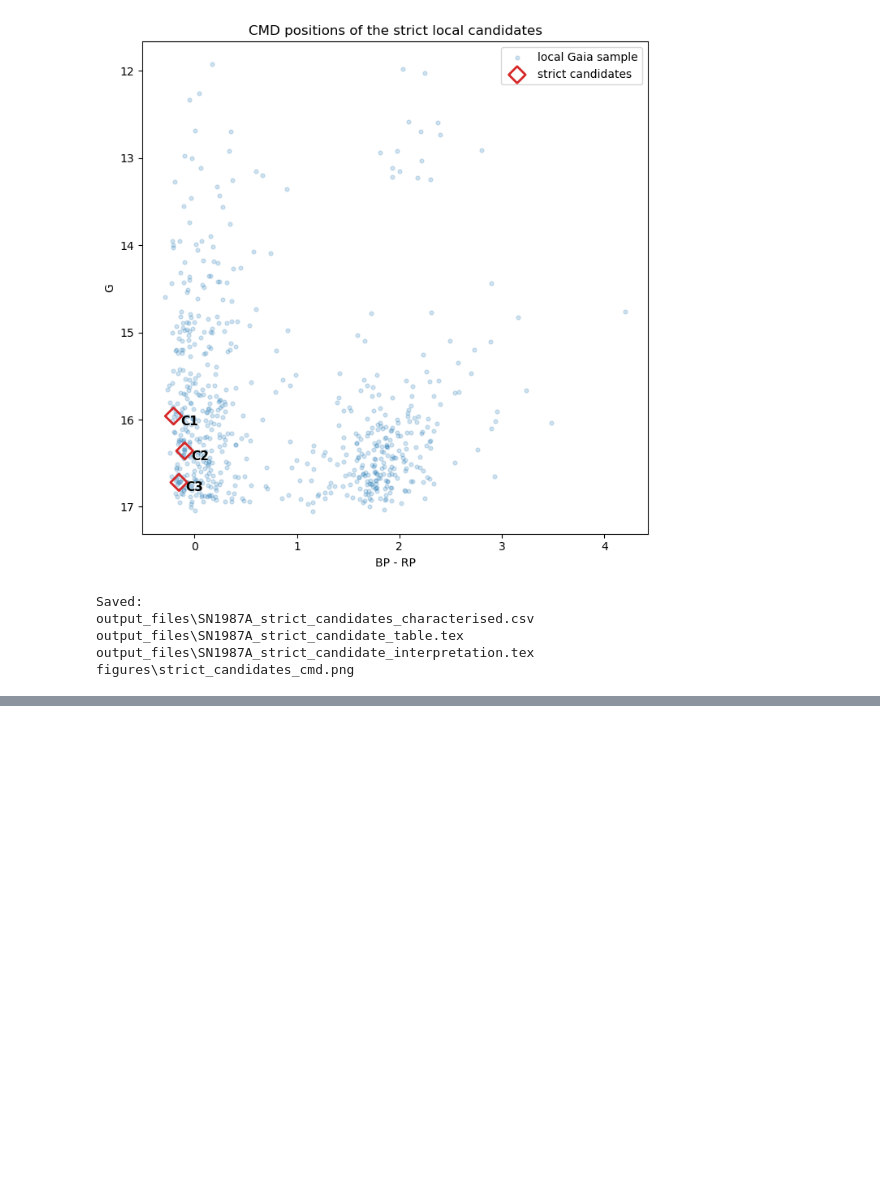
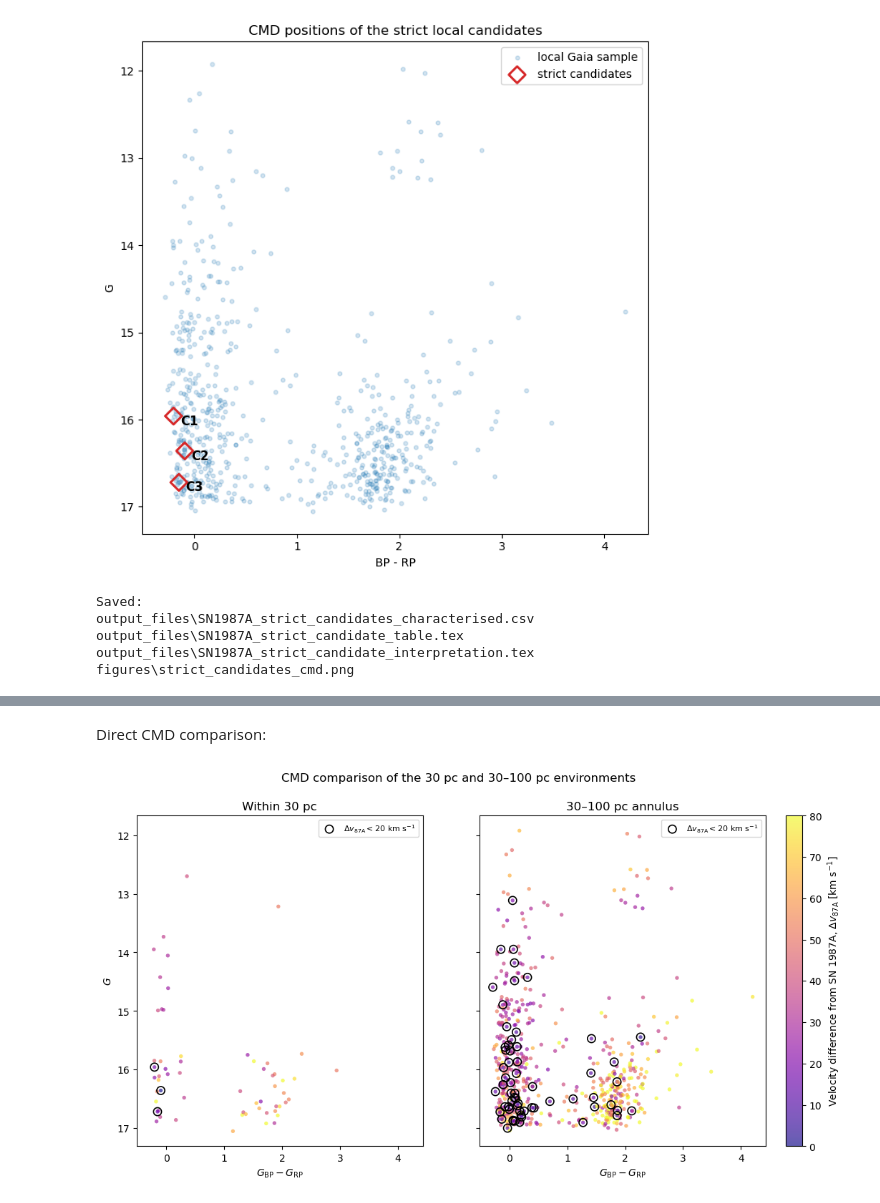
Before and after one commit to Wafeliniec/87A-progenitor-search, a Jupyter notebook: SN1987A_figures.ipynb, the cells around one changed output, grey strips where cells are left out. Saved outputs shown, nothing was run; the diff lists cells and outputs as text; code cells hidden in the pictures; blank space fills up the shorter version.

Commit message:
added the 30 vs 30 pc comparison
added an isochrone based on SN 1987A parameters to the CMD

```diff
--- a/SN1987A_figures.ipynb
+++ b/SN1987A_figures.ipynb
@@ -2080,0 +2528,57 @@ figures\strict_candidates_cmd.png
+# %% [markdown]
+Direct CMD comparison:
+# %%
+fig, axes = plt.subplots(1, 2, figsize=(12, 6), sharex=True, sharey=True)
+
+regions = [
+    (axes[0], inner_30, strict_30, "Within 30 pc"),
+    (axes[1], outer_30_100, comoving_outer, "30–100 pc annulus")
+]
+
+for ax, sample, selected, title in regions:
+
+    sc = ax.scatter(
+        sample["bp_rp"],
+        sample["phot_g_mean_mag"],
+        c=sample["dv_to_sn87a_kms"],
+        vmin=0,
+        vmax=80,
+        cmap="plasma",
+        s=15,
+        alpha=0.65,
+        edgecolors="none"
+    )
+
+    ax.scatter(
+        selected["bp_rp"],
+        selected["phot_g_mean_mag"],
+        facecolors="none",
+        edgecolors="black",
+        linewidths=1.2,
+        s=65,
+        label=r"$\Delta v_{\rm 87A}<20$ km s$^{-1}$"
+    )
+
+    ax.set_title(title)
+    ax.set_xlabel(r"$G_{\rm BP}-G_{\rm RP}$")
+
+    ax.legend(fontsize=8)
+
+axes[0].set_ylabel(r"$G$")
+axes[0].invert_yaxis()
+
+cbar = fig.colorbar(sc, ax=axes, fraction=0.025, pad=0.03)
+cbar.set_label(
+    r"Velocity difference from SN 1987A, "
+    r"$\Delta v_{\rm 87A}$ [km s$^{-1}$]"
+)
+
+fig.suptitle("CMD comparison of the 30 pc and 30–100 pc environments")
+plt.savefig(
+    fig_dir / "cmd_30pc_vs_100pc_comparison.png",
+    dpi=300,
+    bbox_inches="tight"
+)
+plt.show()
+# %% [output]
+[figure, added]
```
Also changed, not shown: parts of 5 cells of this notebook, 3 other files.
